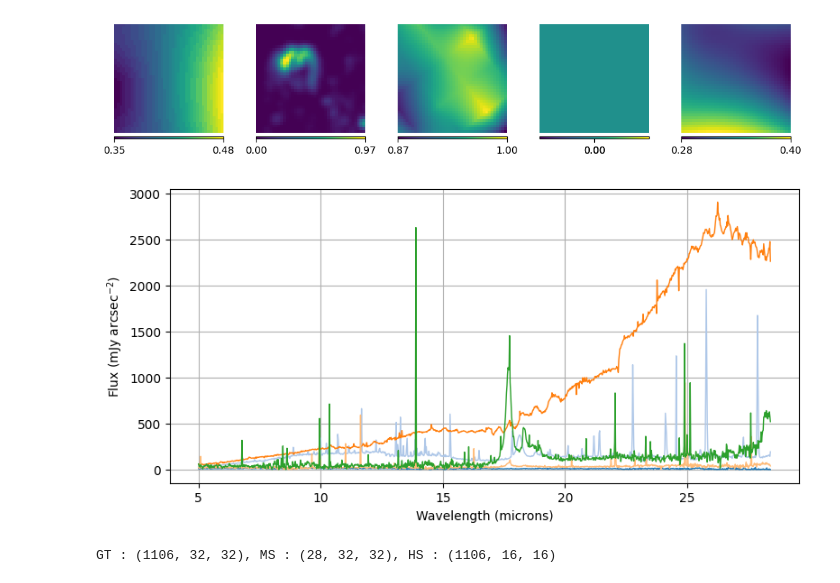
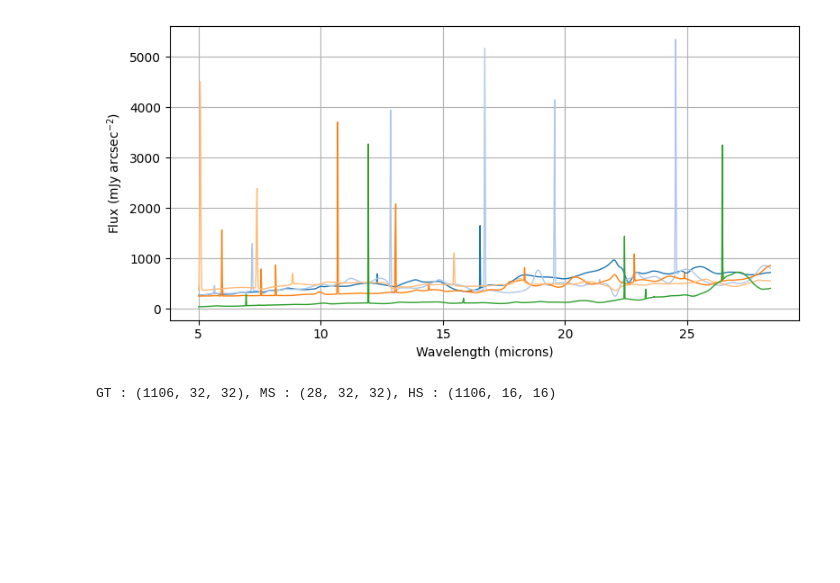
Before and after one commit to Pierre-LaurentC/MS-HS-Fusion-Study-Case, a Jupyter notebook: prepare_new_test.ipynb, the cells around one changed output. Saved outputs shown, nothing was run; the diff lists cells and outputs as text; code cells hidden in the pictures; blank space fills up the shorter version.

```diff
--- a/prepare_new_test.ipynb
+++ b/prepare_new_test.ipynb
@@ -41,10 +30,17 @@ def unmix(im, num_endmembers=5, max_iter_NMF=1e20, scaler=None, alpha_W=1e-1, al
 # %%
 wavelength_NIRSpec = np.load("/home/plcristille/dev/JWST/NIRCam_NIRSpec/NIRSpec_wave.npy")
 NIRCam_pce = np.load("/home/plcristille/dev/JWST/NIRCam_NIRSpec/PCE/NIRCam/NIRCam_PCE.npy")
-NIRCam_PSF = np.load("/home/plcristille/dev/Webb_PSF/Saved_PSFs/instNIRCam_psfs_pixscale0.15000000000000002_fov6.000000000000001_nb28.npy")
-NIRSpec_PSF = np.load("/home/plcristille/dev/Webb_PSF/Saved_PSFs/instNIRSpec_psfs_pixscale0.15000000000000002_fov6.000000000000001_nb1106.npy")
+NIRCam_PSF = np.load("/home/plcristille/dev/Webb_PSF/Saved_PSFs/NIRCam_PSFs.npy")
+NIRSpec_PSF = np.load("/home/plcristille/dev/Webb_PSF/Saved_PSFs/NIRSpec_PSFs.npy")
+NIRSpec_PSF = NIRSpec_PSF / np.sqrt((NIRSpec_PSF**2).sum(axis=(1,2), keepdims=True))
+
 L_pce_NIRSpec = np.load("/home/plcristille/dev/JWST/NIRCam_NIRSpec/PCE/NIRSpec/NIRSpec_PCE.npy")
-mixture_specs = np.load("/home/plcristille/dev/JWST/NIRCam_NIRSpec/NIRSpec_spectra/test_signatures.npy")
+spec_database = np.load("/home/plcristille/dev/JWST/NIRCam_NIRSpec/NIRSpec_spectra/spectra_dataset.npy")
+
+# mixture_specs = spec_database[np.random.choice(range(spec_database.shape[0]), 5, replace=False)]
+# np.save("/home/plcristille/dev/JWST/NIRCam_NIRSpec/NIRSpec_spectra/test_mixture_specs.npy", mixture_specs)
+mixture_specs = np.load("/home/plcristille/dev/JWST/NIRCam_NIRSpec/NIRSpec_spectra/test_mixture_specs.npy")
+
 size = (40,40)
 di, dj = 2, 2
 margin = 8
@@ -55,6 +51,8 @@ x_new = np.linspace(0, 1, L_pce_NIRSpec.shape[0])
 
 interp_func = interp1d(x_old, mixture_specs, kind='linear', axis=1, fill_value="extrapolate")
 mixture_specs = interp_func(x_new)
+
+# mixture_specs = norm_hypercube(mixture_specs, min_value=0,max_value=600)
 # %%
 spat_ss = 2
 
@@ -110,11 +108,11 @@ true_maps[n_map] = map4_rerescaled
 shape_target = true_maps.shape[1:]
 
 # IF SUBSAMPLING
-# true_maps = true_maps[:, ::2, ::2]
-# rect_ld = (152,40,size[0],size[1])
+true_maps = true_maps[:, ::2, ::2]
+rect_ld = (152,40,size[0],size[1])
 
 # ELSE
-rect_ld = (310,100,size[0],size[1])
+# rect_ld = (310,100,size[0],size[1])
 
 true_maps = true_maps[:, rect_ld[1]:rect_ld[1]+size[1], rect_ld[0]:rect_ld[0]+size[0]]
-plot_sampled_images(true_maps, nb_columns=5, cbar=True, cbar_position='bottom', size=(10,5))
+# plot_sampled_images(true_maps, nb_columns=5, cbar=True, cbar_position='bottom', size=(10,5))
@@ -123,15 +119,29 @@ plot_sampled_images(true_maps, nb_columns=5, cbar=True, cbar_position='bottom',
 # %%
+def constrain_variate_abundance(abundances):
+    abundances = norm_hypercube(abundances)
+    weights = np.random.uniform(.5, 2.0, abundances.shape[0])
+    logits = np.log(abundances + 1e-8) + np.log(weights[:, None, None])  # Log reweighting
+    abundances_new = np.exp(logits)
+    return norm_hypercube(abundances_new)
+
+true_maps = constrain_variate_abundance(true_maps)
+
+spectra_broadcasted = mixture_specs[:, None, None, :]
+abundances_expanded = true_maps[..., None]
+GT = np.sum(abundances_expanded * spectra_broadcasted, axis=0).transpose(2,0,1)
+
+
+
 np.save("/home/plcristille/dev/JWST/fusion_inverse/MS-HS-Fusion-Study-Case/data_new/absolute_true_maps.npy",true_maps)
 np.save("/home/plcristille/dev/JWST/fusion_inverse/MS-HS-Fusion-Study-Case/data_new/absolute_L_specs.npy",mixture_specs)
 
-GT = return_mixture(mixture_specs, true_maps.T)
+# GT = return_mixture(mixture_specs, true_maps.T)
 # maps, L_specs, scaler = unmix(GT, scaler=None, alpha_W=1e-3, alpha_H='same', l1_ratio=0.0)
 
 maps, L_specs = true_maps, mixture_specs
 
-plot_sampled_images(maps, nb_columns=5, cbar=True, cbar_position='bottom', size=(10,5))
+# plot_sampled_images(maps, nb_columns=5, cbar=True, cbar_position='bottom', size=(10,5))
 plot_spec(L_specs)
 # %% [output]
-[figure, old version]
+[figure, new version]
-[figure, removed]
 # %%
```
Also changed, not shown: parts of 9 cells of this notebook, 3 other files.
